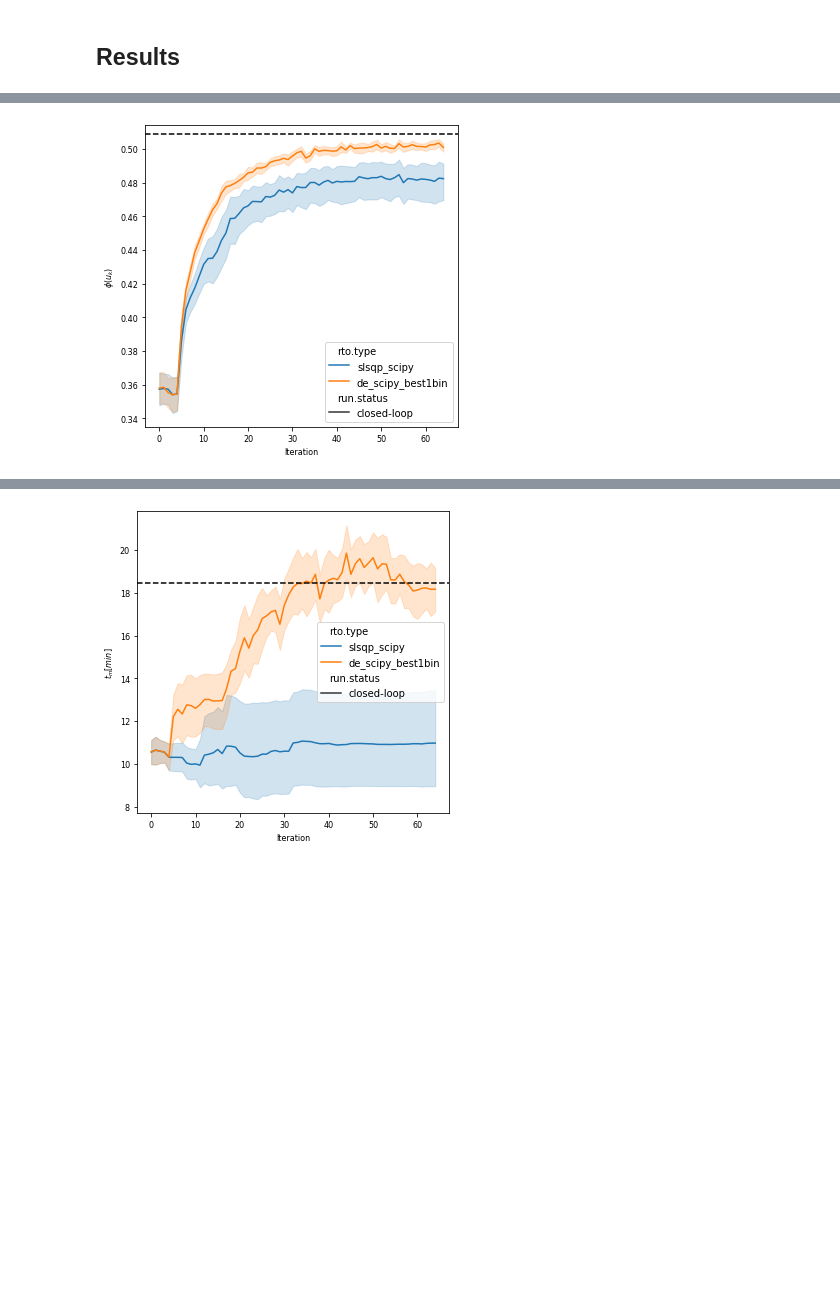
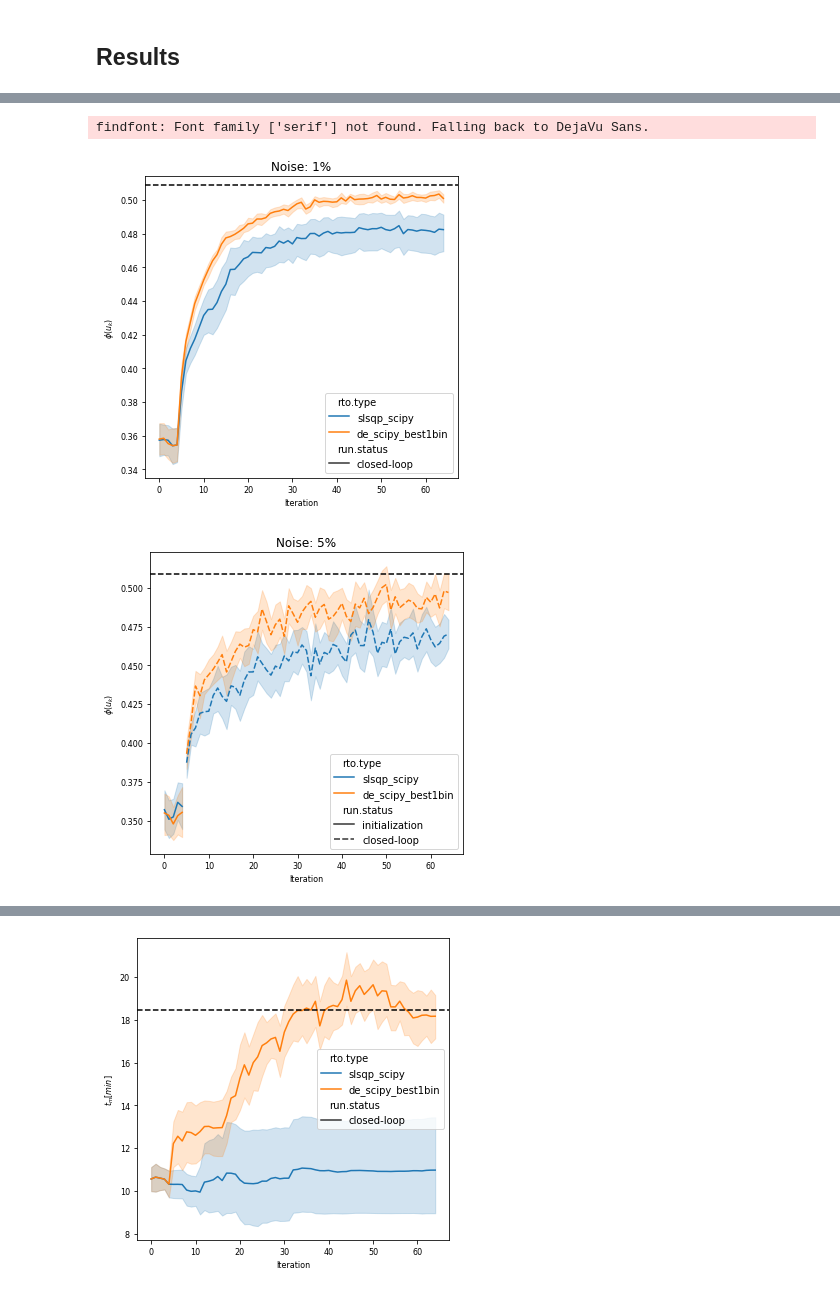
Before and after one commit to vicrsp/rto, a Jupyter notebook: src/notebooks/MA_GaussianProcesses_Partial_Results.ipynb, the cells around one changed output, grey strips where cells are left out. Saved outputs shown, nothing was run; the diff lists cells and outputs as text; code cells hidden in the pictures; blank space fills up the shorter version.

Commit message:
- results notebook

```diff
--- a/src/notebooks/MA_GaussianProcesses_Partial_Results.ipynb
+++ b/src/notebooks/MA_GaussianProcesses_Partial_Results.ipynb
@@ -46,6 +51,8 @@ f_plant = -0.5085930760109818
 # Then load the results
 all_results_exact_klast = pd.DataFrame(md_exact_slsqp.get_rto_experiment_results('ma-gp-slsqp_scipy-k_last-0.01-0.0'), columns=['rto.id', 'rto.name', 'rto.type', 'run.id', 'run.status', 'iteration', 'var_name', 'value'])
 all_results_debest1bin_klast = pd.DataFrame(md_debest.get_rto_experiment_results('ma-gp-de_scipy_best1bin-k_last-0.01-0.0'), columns=['rto.id', 'rto.name', 'rto.type', 'run.id', 'run.status', 'iteration', 'var_name', 'value'])
+all_results_exact_klast_noisy = pd.DataFrame(md_exact_slsqp.get_rto_experiment_results('ma-gp-slsqp_scipy-k_last-0.05-0.0'), columns=['rto.id', 'rto.name', 'rto.type', 'run.id', 'run.status', 'iteration', 'var_name', 'value'])
+all_results_debest1bin_klast_noisy = pd.DataFrame(md_debest.get_rto_experiment_results('ma-gp-de_scipy_best1bin-k_last-0.05-0.0'), columns=['rto.id', 'rto.name', 'rto.type', 'run.id', 'run.status', 'iteration', 'var_name', 'value'])
 # %%
 # After that, preprocess the DB data
 def aggfunc(x):
@@ -89,9 +93,12 @@ def pre_process_results(all_results):
 # Now apply the transformation
 results_exact_klast = pre_process_results(all_results_exact_klast)
 results_best1bin_klast = pre_process_results(all_results_debest1bin_klast)
+results_exact_klast_noisy = pre_process_results(all_results_exact_klast_noisy)
+results_best1bin_klast_noisy = pre_process_results(all_results_debest1bin_klast_noisy)
 
 # Join the as a single dataframe
 results_all = pd.concat([results_exact_klast, results_best1bin_klast], ignore_index=True)
+results_all_noisy = pd.concat([results_exact_klast_noisy, results_best1bin_klast_noisy], ignore_index=True)
 # %% [markdown]
 ## Results
 # %%
@@ -132,10 +202,17 @@ def plot_results(data, y, ylabel, x='iteration', hue='rto.type', style='run.stat
 # %%
 # Plot the convergence results for objective function
 neg_mean = lambda x: -np.mean(x)
-ax, fig = plot_results(results_all, 'cost_real', '$\phi(u_k)$', estimator=neg_mean)
+
+ax, fig = plot_results(results_all, 'cost_real', '$\phi(u_k)$', estimator=neg_mean, title='Noise: 1%')
 ax.axhline(-f_plant, linestyle='--', color='k')
 fig.show()
+
+ax, fig = plot_results(results_all_noisy, 'cost_real', '$\phi(u_k)$', estimator=neg_mean,  title='Noise: 5%')
+ax.axhline(-f_plant, linestyle='--', color='k')
+fig.show()
 # %% [output]
+findfont: Font family ['serif'] not found. Falling back to DejaVu Sans.
-[figure, old version]
+[figure, new version]
+[figure, added]
 # %%
 # Plot the convergence results for dPhi
```
Also changed, not shown: parts of 7 cells of this notebook, 1 other file.
